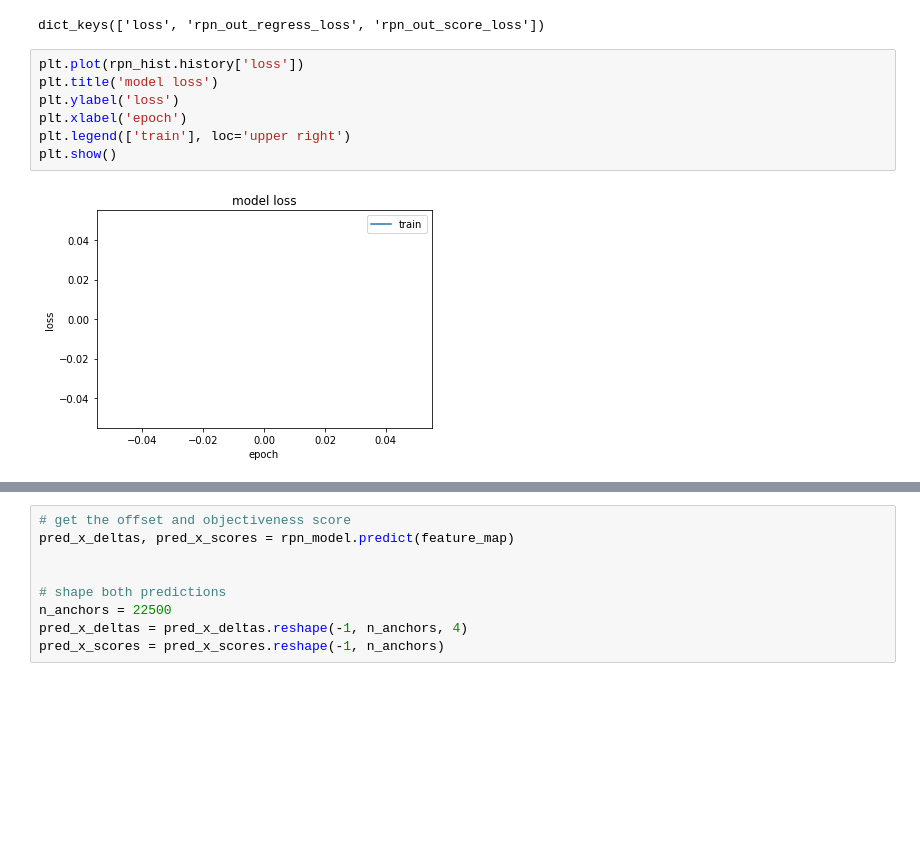
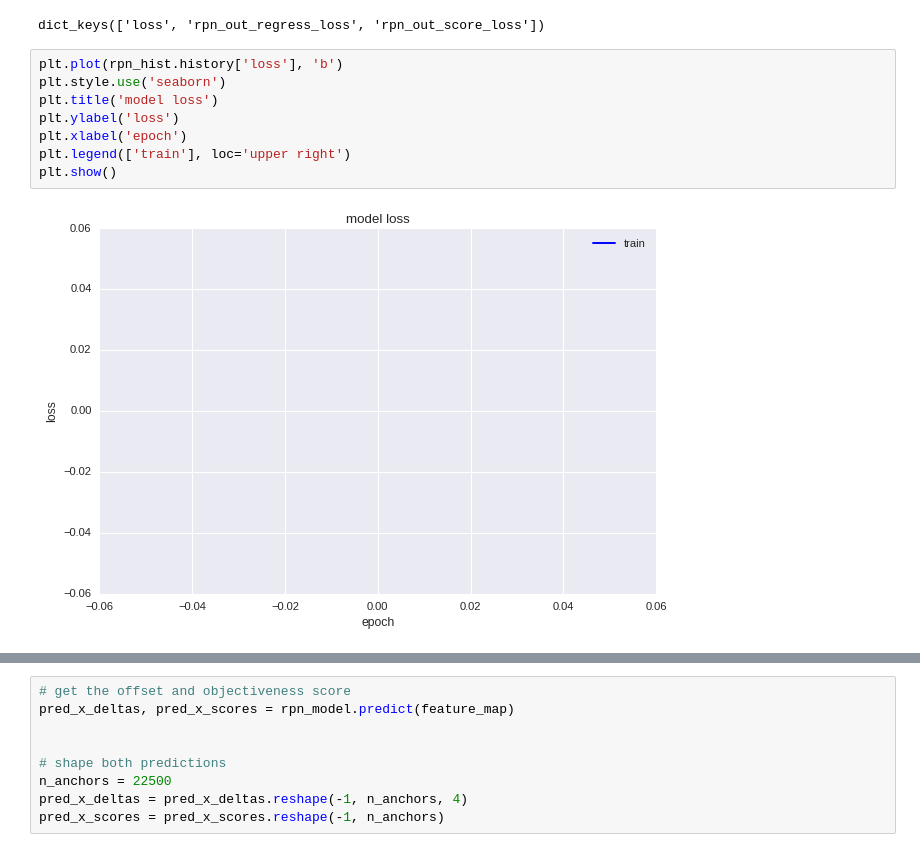
Before and after one commit to cfont03/Anomaly-breast-cancer-detection, a Jupyter notebook: train/1. Faster_R_CNN.ipynb, the cells around one changed output, grey strips where cells are left out. Saved outputs shown, nothing was run; the diff lists cells and outputs as text; blank space fills up the shorter version.

```diff
--- a/train/1. Faster_R_CNN.ipynb
+++ b/train/1. Faster_R_CNN.ipynb
@@ -1161,12 +1163,13 @@ print(rpn_hist.history.keys())
 # %% [output]
 dict_keys(['loss', 'rpn_out_regress_loss', 'rpn_out_score_loss'])
 # %%
-plt.plot(rpn_hist.history['loss'])
+plt.plot(rpn_hist.history['loss'], 'b')
+plt.style.use('seaborn')
 plt.title('model loss')
 plt.ylabel('loss')
 plt.xlabel('epoch')
 plt.legend(['train'], loc='upper right')
 plt.show()
 # %% [output]
-[figure, old version]
+[figure, new version]
 # %%
```
Also changed, not shown: parts of 20 cells of this notebook.
